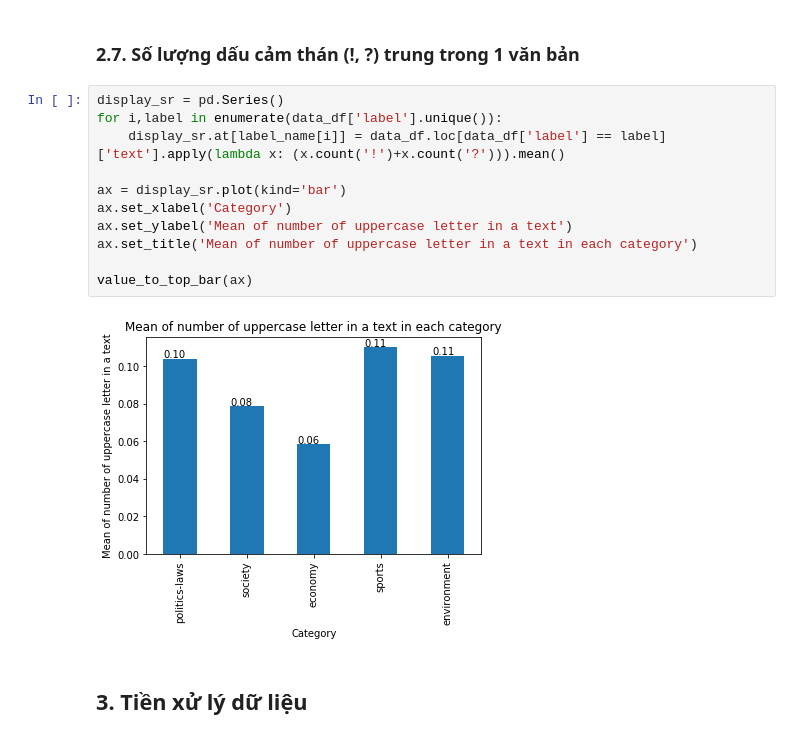
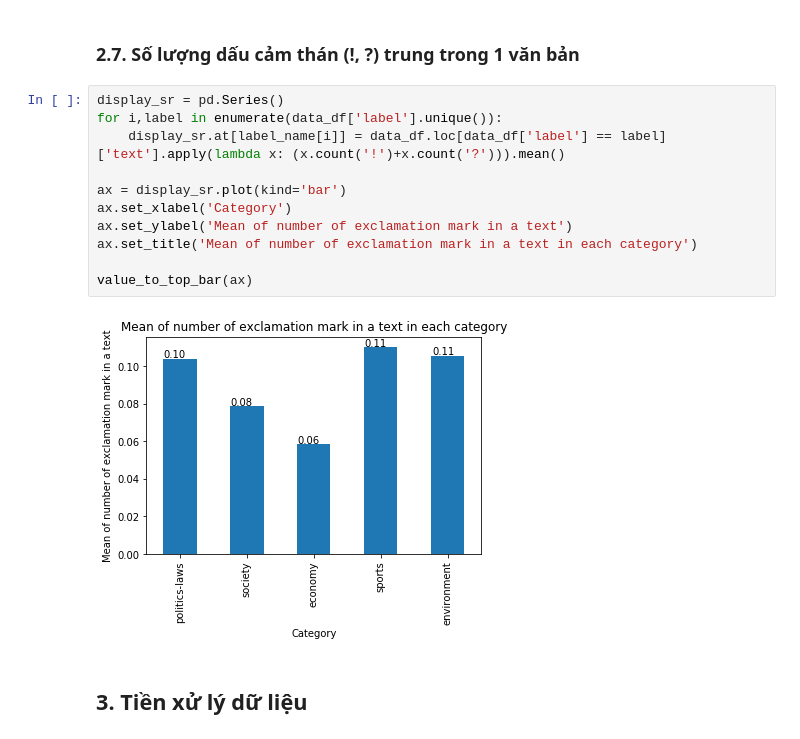
Before and after one commit to tuandoan998/DS_Final_Project, a Jupyter notebook: scripts/pipe_line.ipynb, the cells around one changed output. Cells and saved outputs as stored; diff of their text form.

```diff
--- a/scripts/pipe_line.ipynb
+++ b/scripts/pipe_line.ipynb
@@ -180,16 +185,16 @@ value_to_top_bar(ax)
 # %%
 display_sr = pd.Series()
 for i,label in enumerate(data_df['label'].unique()):
     display_sr.at[label_name[i]] = data_df.loc[data_df['label'] == label]['text'].apply(lambda x: (x.count('!')+x.count('?'))).mean()
 
 ax = display_sr.plot(kind='bar')
 ax.set_xlabel('Category')
-ax.set_ylabel('Mean of number of uppercase letter in a text')
-ax.set_title('Mean of number of uppercase letter in a text in each category')
+ax.set_ylabel('Mean of number of exclamation mark in a text')
+ax.set_title('Mean of number of exclamation mark in a text in each category')
 
 value_to_top_bar(ax)
 # %% [output]
-[figure, old version]
+[figure, new version]
 # %% [markdown]
 ## 3. Tiền xử lý dữ liệu
 # %%
```
Also changed, not shown: parts of 7 cells of this notebook, 3 other files.
